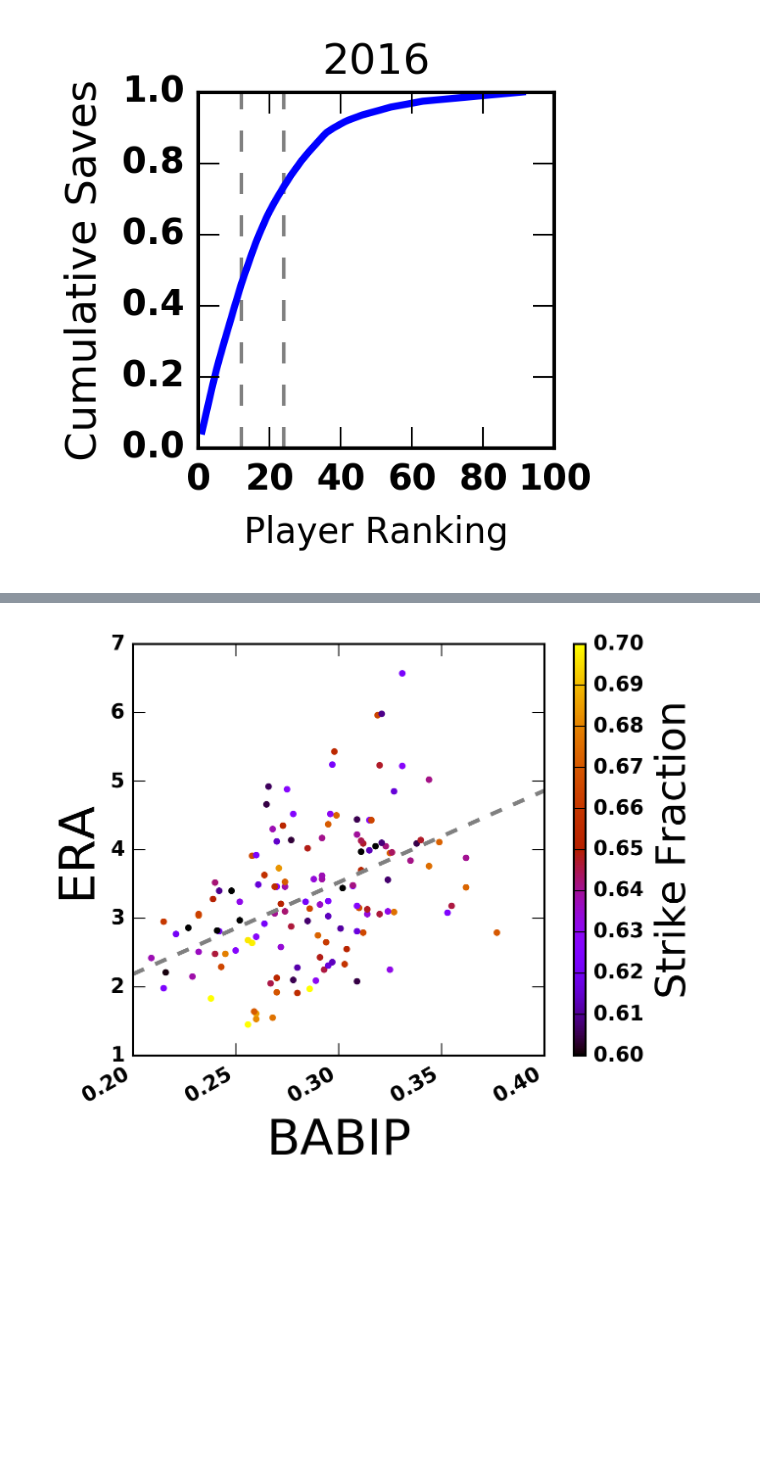
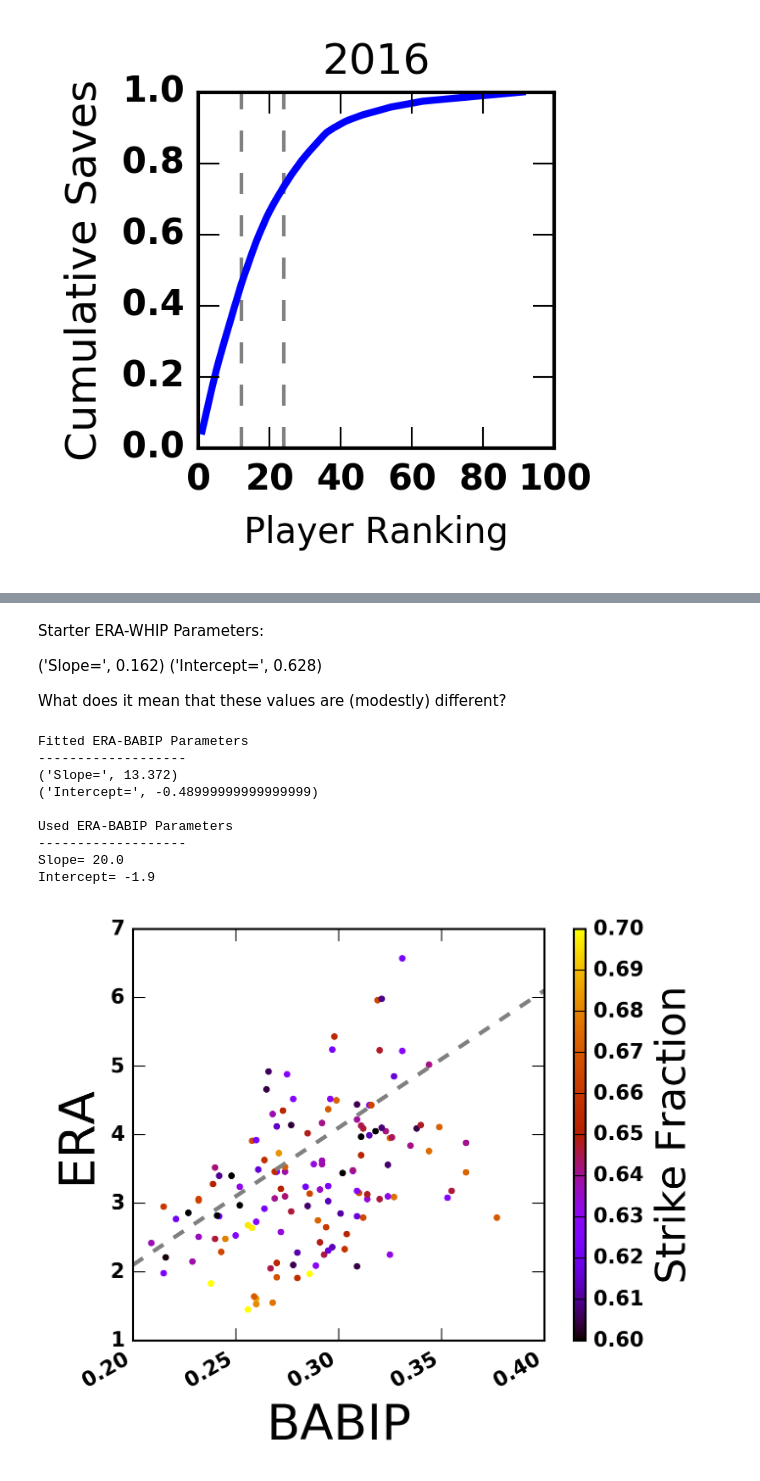
Before and after one commit to fantasy-toolz/2017-MLB-Analysis, a Jupyter notebook: pitching_notebooks/Save-Analysis.ipynb, the cells around one changed output, grey strips where cells are left out. Drawn from its saved outputs; the diff is of its cells as text; code cells hidden in the pictures; blank space fills up the shorter version.

```diff
--- a/pitching_notebooks/Save-Analysis.ipynb
+++ b/pitching_notebooks/Save-Analysis.ipynb
@@ -132,17 +132,20 @@ for x in range(0,len(PlayerDict['Player'])):
         PlayerDict['TSV'][x] = RelieversPlayers2016['SV'][x]
         # block for velocities
         xx = np.where(RelieversPlayers2016['Name'][x] == RelieversPitches2016['Name'])[0]
+        xv = np.where(RelieversPlayers2016['Name'][x] == RelieversVelo2016['Name'])[0]
         try:
             PlayerDict['fFA'][x] = \
               RelieversPitches2016['FA'][xx] + RelieversPitches2016['FT'][xx] + \
                 RelieversPitches2016['FC'][xx] + RelieversPitches2016['FS'][xx] + \
                 RelieversPitches2016['FO'][xx]
             PlayerDict['vFA'][x] = \
-              np.max([RelieversVelo2016['vFA'][xx],RelieversVelo2016['vFT'][xx],RelieversVelo2016['vFC'][xx],RelieversVelo2016['vFS'][xx],RelieversVelo2016['vFO'][xx]])
+              np.max([RelieversVelo2016['vFA'][xv],RelieversVelo2016['vFT'][xv],\
+                      RelieversVelo2016['vFC'][xv],RelieversVelo2016['vFS'][xv],\
+                      RelieversVelo2016['vFO'][xv]])
             PlayerDict['fSS'][x] = \
               RelieversPitches2016['SI'][xx] + RelieversPitches2016['SL'][xx]
             PlayerDict['vSS'][x] = \
-              np.max([RelieversVelo2016['vSI'][xx],RelieversVelo2016['vSL'][xx]])
+              np.max([RelieversVelo2016['vSI'][xv],RelieversVelo2016['vSL'][xv]])
 
         except:
             PlayerDict['FA'][x] = np.nan
@@ -289,32 +293,67 @@ cb1.set_label('Strike Fraction',size=16)
 [figure]
+# %% [markdown]
+Starter ERA-WHIP Parameters:
+
+('Slope=', 0.162)
+('Intercept=', 0.628)
+
+What does it mean that these values are (modestly) different?
 # %%
 
 
 fig = plt.figure(figsize=(4,4))
 ax = fig.add_axes([0.15,0.15,0.7,0.7])
 ax2 = fig.add_axes([0.9,0.15,0.02,0.7])
 
 # find only pitchers with batted ball data
 goodw = np.where(PlayerDict['BABIP'] > 0.)[0]
 
 ax.scatter(PlayerDict['BABIP'][goodw],PlayerDict['ERA'][goodw],\
            color=cm.gnuplot((PlayerDict['ST'][goodw] - 0.6)/0.1,1.),s=5.)
 
 cmap = mpl.cm.gnuplot; norm = mpl.colors.Normalize(vmin=0.6, vmax=0.7)
 cb1 = mpl.colorbar.ColorbarBase(ax2, cmap=cmap,norm=norm)
 cb1.set_label('Strike Fraction',size=20)
 
 c = np.polyfit(PlayerDict['BABIP'][goodw],PlayerDict['ERA'][goodw],1)
+print('Fitted ERA-BABIP Parameters')
+print('-------------------')
+print('Slope=',np.round(c[0],3))
+print('Intercept=',np.round(c[1],2))
+
+
+
+
+# override with old parameters
+c = [20.,-1.9]
 d = np.poly1d(c)
+
+print
+print('Used ERA-BABIP Parameters')
+print('-------------------')
+print'Slope=',np.round(c[0],3)
+print'Intercept=',np.round(c[1],2)
+
+
+
 
 ax.plot(np.linspace(.2,.4,100),d(np.linspace(.2,.4,100)),color='gray',linestyle='dashed')
 
 ax.axis([0.2,0.4,1.,7.])
 ax.set_ylabel('ERA',size=24)
 ax.set_xlabel('BABIP',size=24)
 
 for label in ax.get_xticklabels():
         label.set_rotation(30)
         label.set_horizontalalignment("right")
 # %% [output]
+Fitted ERA-BABIP Parameters
+-------------------
+('Slope=', 13.372)
+('Intercept=', -0.48999999999999999)
+
+Used ERA-BABIP Parameters
+-------------------
+Slope= 20.0
+Intercept= -1.9
-[figure, old version]
+[figure, new version]
```
Also changed, not shown: parts of 9 cells of this notebook, 1 other file.
